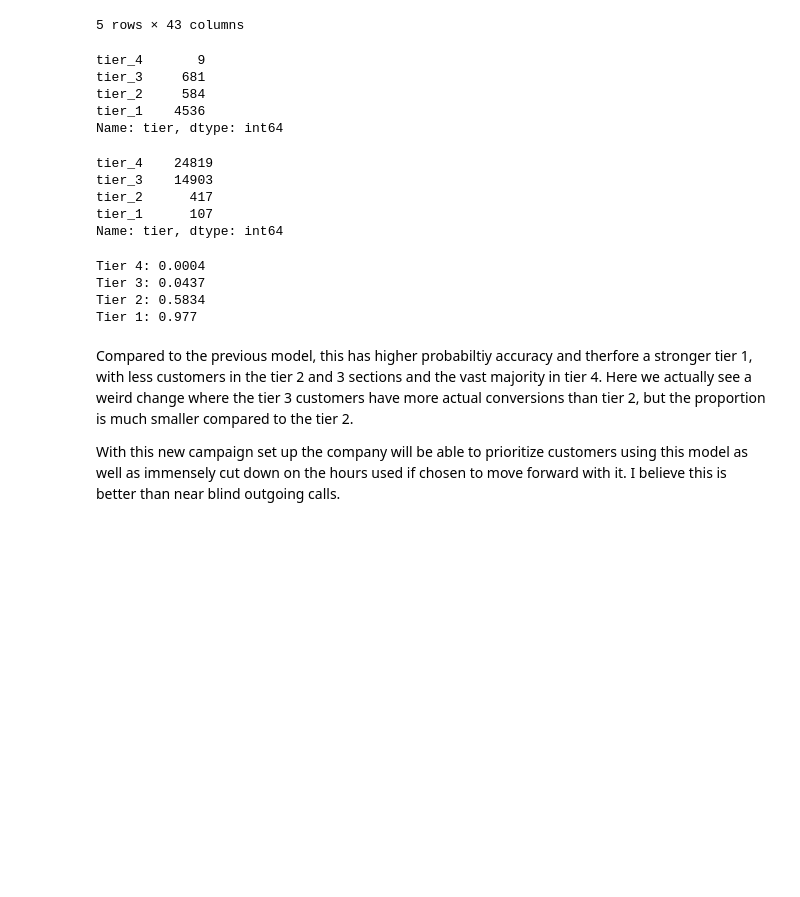
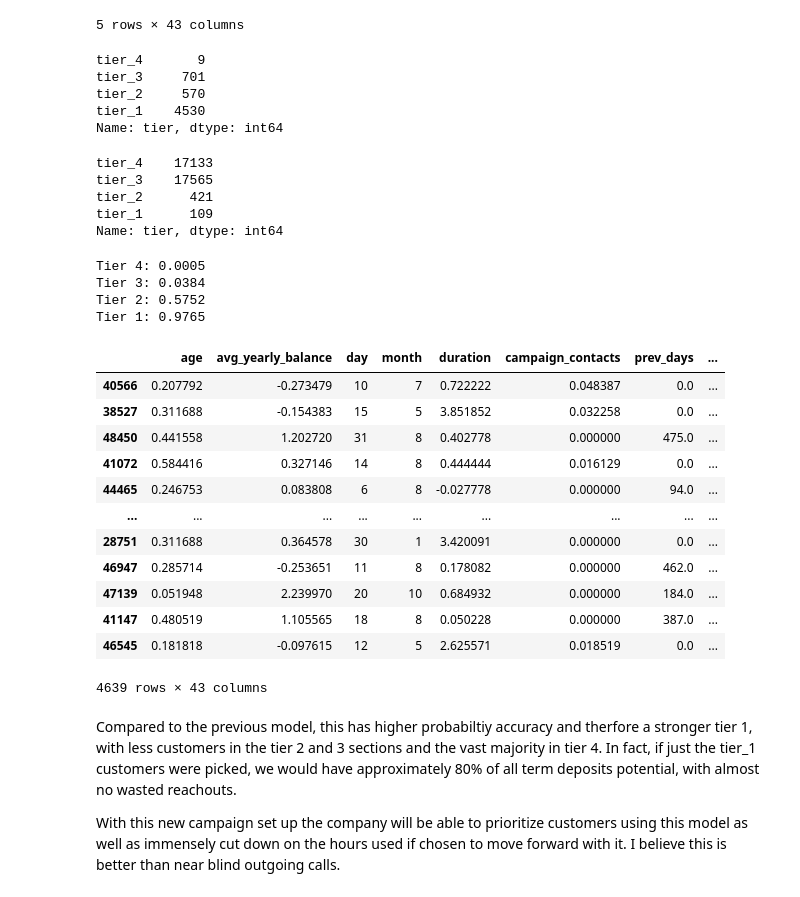
Before and after one commit to ElijahSeeley/Springboard, a Jupyter notebook: Capstone_Term_Deposit_Predictability/Hyperparameter_tuning_and_model_final.ipynb, the cells around one changed output. Cells and saved outputs as stored; diff of their text form; code cells hidden in the pictures; blank space fills up the shorter version.

Commit message:
Recompleted model, fixed bugs, and moving onto pickling

```diff
--- a/Capstone_Term_Deposit_Predictability/Hyperparameter_tuning_and_model_final.ipynb
+++ b/Capstone_Term_Deposit_Predictability/Hyperparameter_tuning_and_model_final.ipynb
@@ -161,5 +161,5 @@ grid.best_params_
 # %%
-rfc_best = RandomForestClassifier(max_depth = 30, max_features = 'auto', n_estimators = 5000)
+rfc_best = RandomForestClassifier(max_depth = 30, max_features = 'auto', n_estimators = 500)
 rfc_best.fit(X_train, y_train)
 rfc_predictions = rfc_best.predict(X_test)
 rfc_train_score = rfc_best.score(X_train, y_train)
@@ -227,0 +209,8 @@ Well it's reassuring to see that the original model went ahead and ended on the
+# %%
+rfc_recall = RandomForestClassifier(max_depth = 30, max_features = 'auto', n_estimators = 300)
+rfc_recall.fit(X_train, y_train)
+rfc_recall_predictions = rfc_recall.predict(X_test)
+rfc_recall_train_score = rfc_recall.score(X_train, y_train)
+rfc_recall_test_score = rfc_recall.score(X_test, y_test)
+print("Train Score: {}, Test Score: {} \n".format(rfc_recall_train_score, rfc_recall_test_score))
+print("\n{}".format(classification_report(y_test, rfc_recall_predictions)))
@@ -366,7 +368,7 @@ X_whole.head()
 | 44180 | 0.155844 | -0.168351 | 14 | 7 | 0.754630 | 0.129032 | 0.0 | ... |
 5 rows × 41 columns
 # %%
-X_whole['tier'] = pd.cut(X_whole['probability'],[0, 0.018, 0.4, 0.6, 1.0],labels=['tier_4', 'tier_3', 'tier_2', 'tier_1'])
+X_whole['tier'] = pd.cut(X_whole['probability'],[0, 0.013, 0.4, 0.6, 1.0],labels=['tier_4', 'tier_3', 'tier_2', 'tier_1'])
 df_tiered = X_whole.copy()
 df_tiered['term_deposit'] = y_whole
 df_tiered.head()
@@ -379,32 +381,50 @@ df_tiered.head()
 | 44180 | 0.155844 | -0.168351 | 14 | 7 | 0.754630 | 0.129032 | 0.0 | ... |
 5 rows × 43 columns
 # %%
-df_tiered.tier.loc[df_tiered['term_deposit'] == 'yes'].value_counts().sort_index()
+df_tiered.tier.loc[df_tiered['term_deposit'] == 1].value_counts().sort_index()
 # %% [output]
 tier_4       9
-tier_3     681
-tier_2     584
-tier_1    4536
+tier_3     701
+tier_2     570
+tier_1    4530
 Name: tier, dtype: int64
 # %%
-df_tiered.tier.loc[df_tiered['term_deposit'] == 'no'].value_counts().sort_index()
+df_tiered.tier.loc[df_tiered['term_deposit'] == 0].value_counts().sort_index()
 # %% [output]
-tier_4    24819
-tier_3    14903
-tier_2      417
-tier_1      107
+tier_4    17133
+tier_3    17565
+tier_2      421
+tier_1      109
 Name: tier, dtype: int64
 # %%
-print("Tier 4: " + str(round((9/24828),4)))
-print("Tier 3: " + str(round((681/15584),4)))
-print("Tier 2: " + str(round((584/1001),4)))
-print("Tier 1: " + str(round((4536/4643),4)))
+print("Tier 4: " + str(round((9/17142),4)))
+print("Tier 3: " + str(round((701/18266),4)))
+print("Tier 2: " + str(round((570/991),4)))
+print("Tier 1: " + str(round((4530/4639),4)))
 # %% [output]
-Tier 4: 0.0004
-Tier 3: 0.0437
-Tier 2: 0.5834
-Tier 1: 0.977
+Tier 4: 0.0005
+Tier 3: 0.0384
+Tier 2: 0.5752
+Tier 1: 0.9765
+# %%
+#Just to make sure
+df_tiered.loc[df_tiered['tier'] == 'tier_1']
+#we see here that from our quick pull, all of the listed tier_1 customers in sight have submitted to term deposits
+# %% [output]
+|  | age | avg_yearly_balance | day | month | duration | campaign_contacts | prev_days | ... |
+| 40566 | 0.207792 | -0.273479 | 10 | 7 | 0.722222 | 0.048387 | 0.0 | ... |
+| 38527 | 0.311688 | -0.154383 | 15 | 5 | 3.851852 | 0.032258 | 0.0 | ... |
+| 48450 | 0.441558 | 1.202720 | 31 | 8 | 0.402778 | 0.000000 | 475.0 | ... |
+| 41072 | 0.584416 | 0.327146 | 14 | 8 | 0.444444 | 0.016129 | 0.0 | ... |
+| 44465 | 0.246753 | 0.083808 | 6 | 8 | -0.027778 | 0.000000 | 94.0 | ... |
+| ... | ... | ... | ... | ... | ... | ... | ... | ... |
+| 28751 | 0.311688 | 0.364578 | 30 | 1 | 3.420091 | 0.000000 | 0.0 | ... |
+| 46947 | 0.285714 | -0.253651 | 11 | 8 | 0.178082 | 0.000000 | 462.0 | ... |
+| 47139 | 0.051948 | 2.239970 | 20 | 10 | 0.684932 | 0.000000 | 184.0 | ... |
+| 41147 | 0.480519 | 1.105565 | 18 | 8 | 0.050228 | 0.000000 | 387.0 | ... |
+| 46545 | 0.181818 | -0.097615 | 12 | 5 | 2.625571 | 0.018519 | 0.0 | ... |
+4639 rows × 43 columns
 # %% [markdown]
-Compared to the previous model, this has higher probabiltiy accuracy and therfore a stronger tier 1, with less customers in the tier 2 and 3 sections and the vast majority in tier 4. Here we actually see a weird change where the tier 3 customers have more actual conversions than tier 2, but the proportion is much smaller compared to the tier 2.
+Compared to the previous model, this has higher probabiltiy accuracy and therfore a stronger tier 1, with less customers in the tier 2 and 3 sections and the vast majority in tier 4. In fact, if just the tier_1 customers were picked, we would have approximately 80% of all term deposits potential, with almost no wasted reachouts.
 
 With this new campaign set up the company will be able to prioritize customers using this model as well as immensely cut down on the hours used if chosen to move forward with it. I believe this is better than near blind outgoing calls.
```
Also changed, not shown: parts of 19 cells of this notebook.
